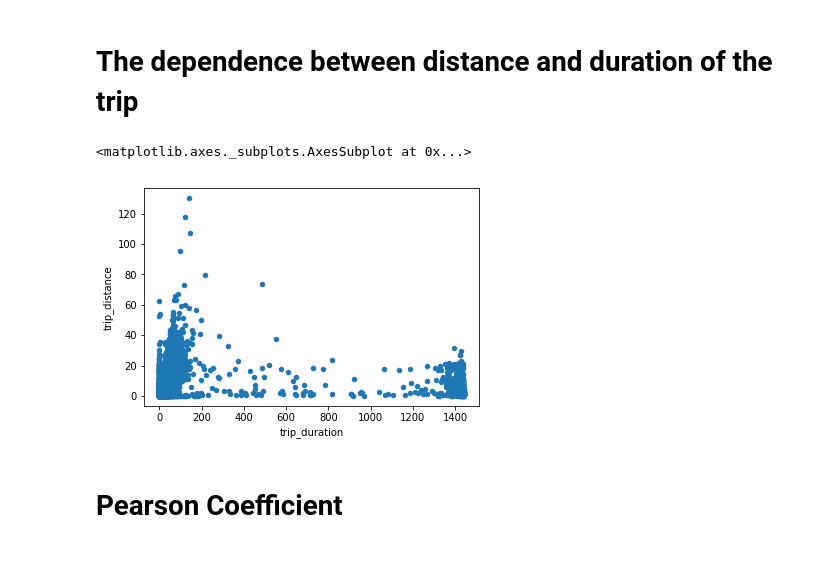
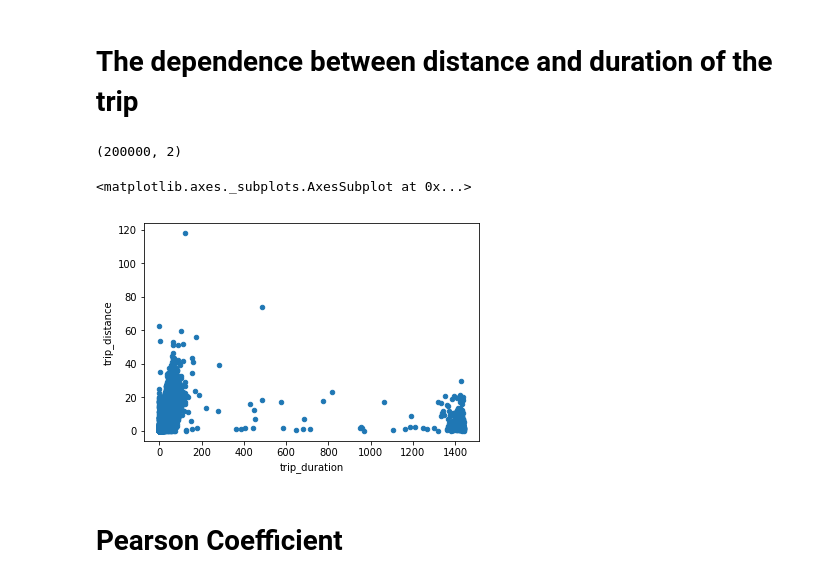
Before and after one commit to dusicastepic/ADMSecondHomework, a Jupyter notebook: RQ5.ipynb, the cells around one changed output. Saved outputs shown, nothing was run; the diff lists cells and outputs as text; code cells hidden in the pictures.

Commit message:
-rq5 sampling for point plot

```diff
--- a/RQ5.ipynb
+++ b/RQ5.ipynb
@@ -38,11 +38,17 @@ def cor_dist_dur(df_names):
 res_df=cor_dist_dur(df_names)
 # %% [markdown]
 # The dependence between distance and duration of the trip
+# %%
+sample_for_plot=res_df.sample(200000)
+# %%
+sample_for_plot.shape
+# %% [output]
+(200000, 2)
 # %%
-res_df.plot(x='trip_duration', y='trip_distance', kind='scatter')
+sample_for_plot.plot(x='trip_duration', y='trip_distance', kind='scatter')
 # %% [output]
 <matplotlib.axes._subplots.AxesSubplot at 0x...>
-[figure, old version]
+[figure, new version]
 # %% [markdown]
 # Pearson Coefficient
 # %%
```
Also changed, not shown: parts of 2 cells of this notebook.
